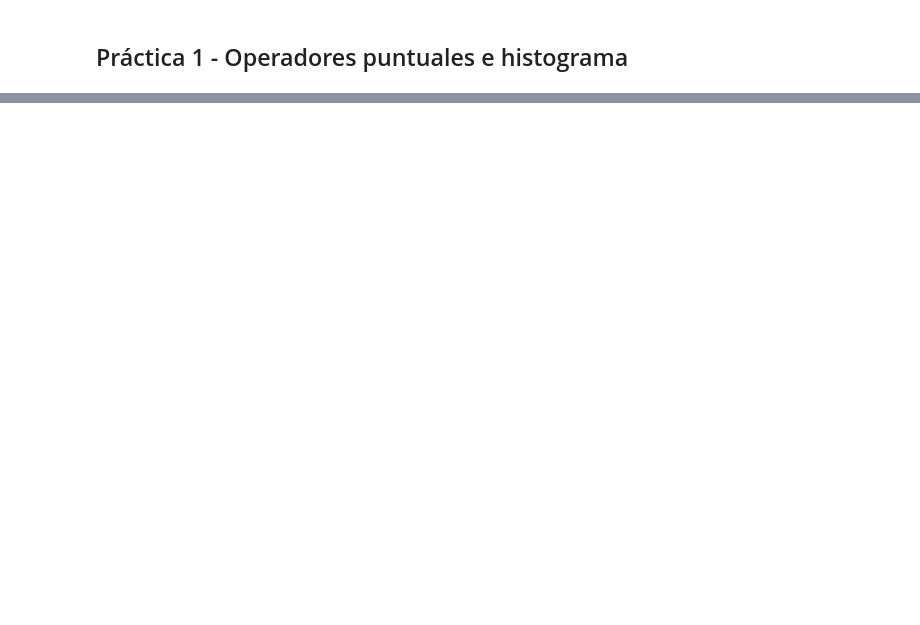
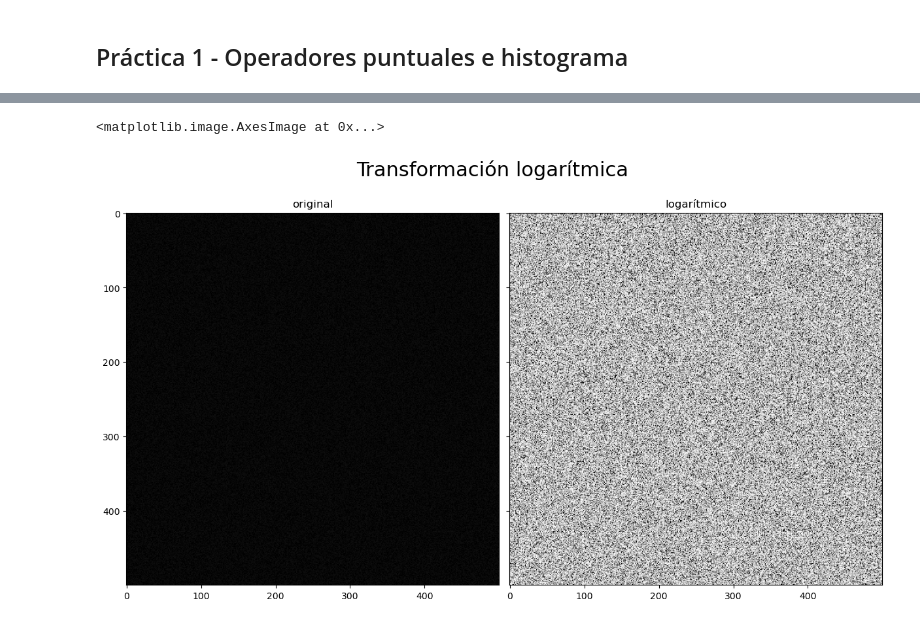
Before and after one commit to manugarciat/erv-practicas, a Jupyter notebook: practica-01/practica1_01.ipynb, the cells around one changed output, grey strips where cells are left out. Saved outputs shown, nothing was run; the diff lists cells and outputs as text; code cells hidden in the pictures; blank space fills up the shorter version.

```diff
--- a/practica-01/practica1_01.ipynb
+++ b/practica-01/practica1_01.ipynb
@@ -22,0 +20,25 @@ p = plt.imshow(r, cmap='gray', vmin=0, vmax=255)
+# %%
+#genero imagen con ruido y valores bajos (0 <= r <= 15)
+random = np.random.randint(0, 16, size= (500, 500))
+# %%
+def pasarALog(imagen):
+    c = 255 / np.log(1 + np.max(imagen))
+    resultado = np.uint8(c * np.log(1 + imagen))
+    return resultado
+# %%
+s1 = pasarALog(random)
+# %%
+fig = plt.figure(layout='constrained', figsize=(12, 7))
+ax = fig.subplots(1, 2, sharey=True)
+
+fig.suptitle('Transformación logarítmica', size = 22)
+
+ax[0].set_title('original')
+ax[0].imshow(random, cmap='gray', vmin=0, vmax=255)
+
+
+ax[1].set_title('logarítmico')
+ax[1].imshow(s1, cmap='gray', vmin=0, vmax=255)
+# %% [output]
+<matplotlib.image.AxesImage at 0x...>
+[figure, added]
```
Also changed, not shown: parts of 5 cells of this notebook.
